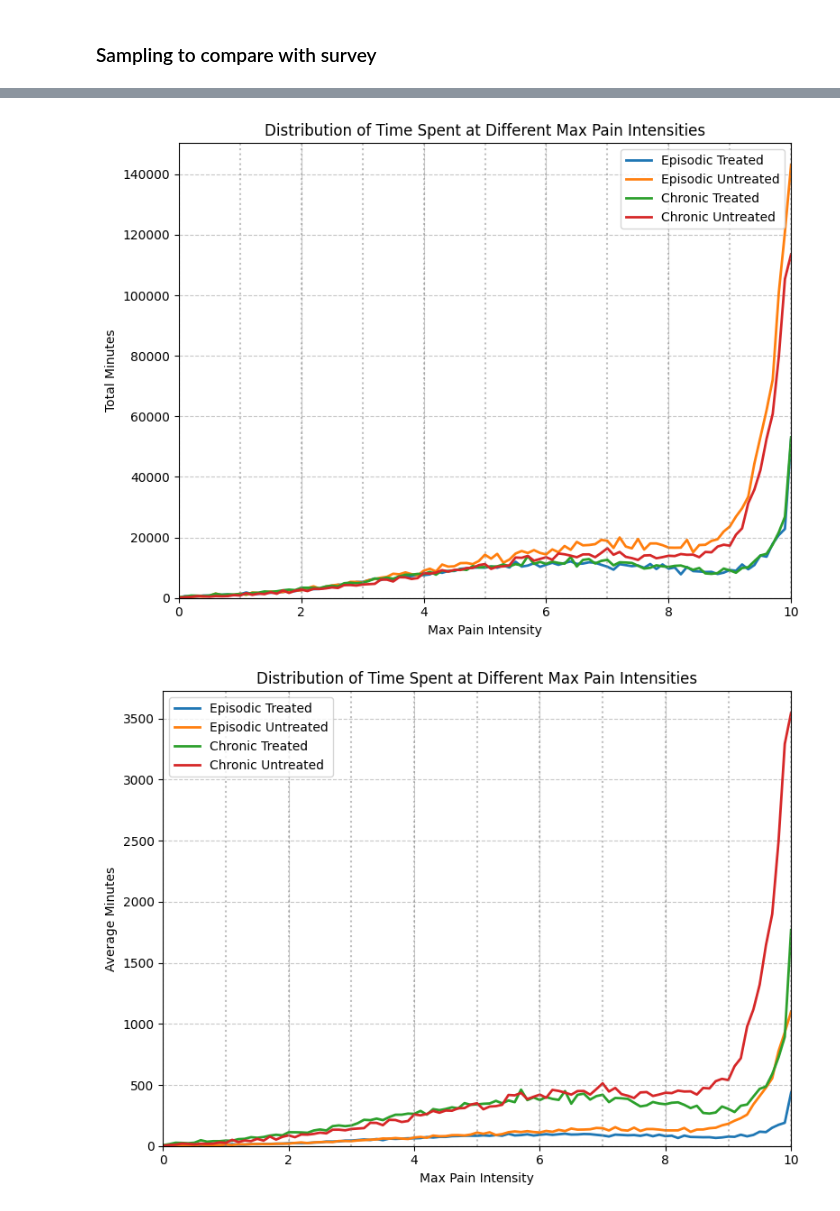
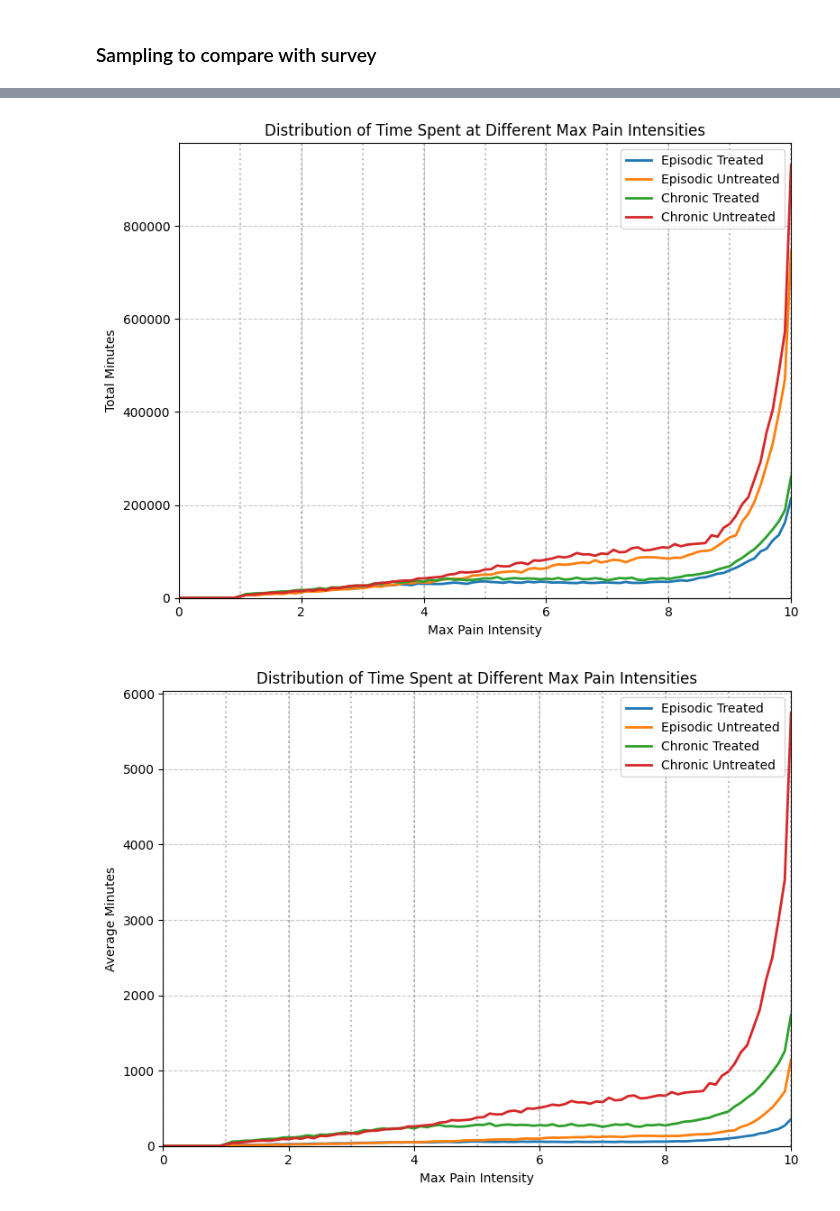
Before and after one commit to aph-research/cluster-headaches, a Jupyter notebook: Cluster headache full model.ipynb, the cells around one changed output, grey strips where cells are left out. Saved outputs shown, nothing was run; the diff lists cells and outputs as text; code cells hidden in the pictures.

```diff
--- a/Cluster headache full model.ipynb
+++ b/Cluster headache full model.ipynb
@@ -435,7 +437,7 @@ def generate_attack_duration(is_chronic, is_treated, max_intensities, size):
     sigma = 0.4
 
     if is_chronic:
-        mu += 0.1  # Slightly longer attacks for chronic sufferers
+        mu += 0.3  # Slightly longer attacks for chronic sufferers
 
     # Generate base durations
     base_durations = lognorm.rvs(s=sigma, scale=np.exp(mu), size=size)
@@ -446,7 +448,23 @@ def generate_attack_duration(is_chronic, is_treated, max_intensities, size):
     adjusted_durations = base_durations * intensity_factor
 
     if is_treated:
-        treatment_effect = 0.7  # 30% reduction in duration for treated attacks
+        # Reasoning: Patients with access to treatment will, in some cases, manage to reduce
+        # the duration of the attack. However, according to Snoer et al., mild attacks are often
+        # not treated despite having access to treatment, and those are typically shorter, which explains
+        # the seemingly contradictory statistic about untreated attacks being shorter.
+
+        max_effect = 0.3  # Up to 30% duration reduction for highest intensity
+
+        intensity_normalized = (max_intensities - 1) / 9
+
+        # The more intense the attack, the more a patient will use treatment to reduce the duration.
+        mean_effect = 1 - (max_effect * intensity_normalized)
+
+        # However, treatment might or might not be effective, so model this using a beta distribution.
+        a, b = 5, 2
+        treatment_effect = beta.rvs(a, b, size=size) * mean_effect
+
+        # Apply treatment effect
         adjusted_durations *= treatment_effect
 
     return np.clip(np.round(adjusted_durations).astype(int), 15, 360)
@@ -666,5 +681,5 @@ class Patient:
 # %%
-fraction_of_patients_to_simulate = .0001
+fraction_of_patients_to_simulate = .0005
 n_episodic_treated = int(ch_groups['Episodic Treated'] * fraction_of_patients_to_simulate)
 n_episodic_untreated = int(ch_groups['Episodic Untreated'] * fraction_of_patients_to_simulate)
 n_chronic_treated = int(ch_groups['Chronic Treated'] * fraction_of_patients_to_simulate)
@@ -690,6 +705,15 @@ def calculate_group_data(population, groups_simulated):
     group_data = []
     chronic_attacks = []
     episodic_attacks = []
+
+    all_treated_attacks = []
+    all_untreated_attacks = []
+    all_episodic_attacks = []
+    all_chronic_attacks = []
+    all_treated_intensities = []
+    all_untreated_intensities = []
+    all_episodic_intensities = []
+    all_chronic_intensities = []
 
     for group_name, condition, n_patients in groups_simulated:
         group_patients = [p for p in population if condition(p)]
@@ -721,16 +745,36 @@ def calculate_group_data(population, groups_simulated):
 
         if 'Chronic' in group_name:
             chronic_attacks.extend(group_total_attacks)
+            all_chronic_attacks.extend(group_total_attacks)
+            all_chronic_intensities.extend(group_intensities)
         else:
             episodic_attacks.extend(group_total_attacks)
+            all_episodic_attacks.extend(group_total_attacks)
+            all_episodic_intensities.extend(group_intensities)
 
-    if chronic_attacks and episodic_attacks:
-        ratio = np.mean(chronic_attacks) / np.mean(episodic_attacks)
-        print(f"\nRatio of chronic to episodic attacks: {ratio:.1f}")
-    else:
-        print("\nUnable to calculate ratio due to missing data.")
+        if 'Treated' in group_name:
+            all_treated_attacks.extend(group_total_attacks)
+            all_treated_intensities.extend(group_intensities)
+        else:
+            all_untreated_attacks.extend(group_total_attacks)
+            all_untreated_intensities.extend(group_intensities)
+
+    # Print aggregate statistics
+    print("\nAggregate Statistics:")
+    print_aggregate_stats("All Treated", all_treated_attacks, all_treated_intensities)
+    print_aggregate_stats("All Untreated", all_untreated_attacks, all_untreated_intensities)
+    print_aggregate_stats("All Episodic", all_episodic_attacks, all_episodic_intensities)
+    print_aggregate_stats("All Chronic", all_chronic_attacks, all_chronic_intensities)
 
     return intensities, group_data
+
+def print_aggregate_stats(group_name, attacks, intensities):
+    attack_stats = np.percentile(attacks, [25, 50, 75])
+    intensity_stats = np.percentile(intensities, [25, 50, 75])
+    print(f"{group_name}: N={len(attacks)}")
+    print(f"Attacks - Mean: {np.mean(attacks):.0f}, Median: {attack_stats[1]:.0f}, IQR: [{attack_stats[0]:.0f}, {attack_stats[2]:.0f}]")
+    print(f"Intensity - Mean: {np.mean(intensities):.1f}, Median: {intensity_stats[1]:.1f}, IQR: [{intensity_stats[0]:.1f}, {intensity_stats[2]:.1f}]")
+    print()
 
 def plot_data(intensities, group_data, y_label, title):
     plt.figure(figsize=(8, 6))
@@ -790,2 +833,2 @@ Ratio of chronic to episodic attacks: 3.4
-[figure, old version]
+[figure, new version]
-[figure, old version]
+[figure, new version]
```
Also changed, not shown: parts of 14 cells of this notebook.
